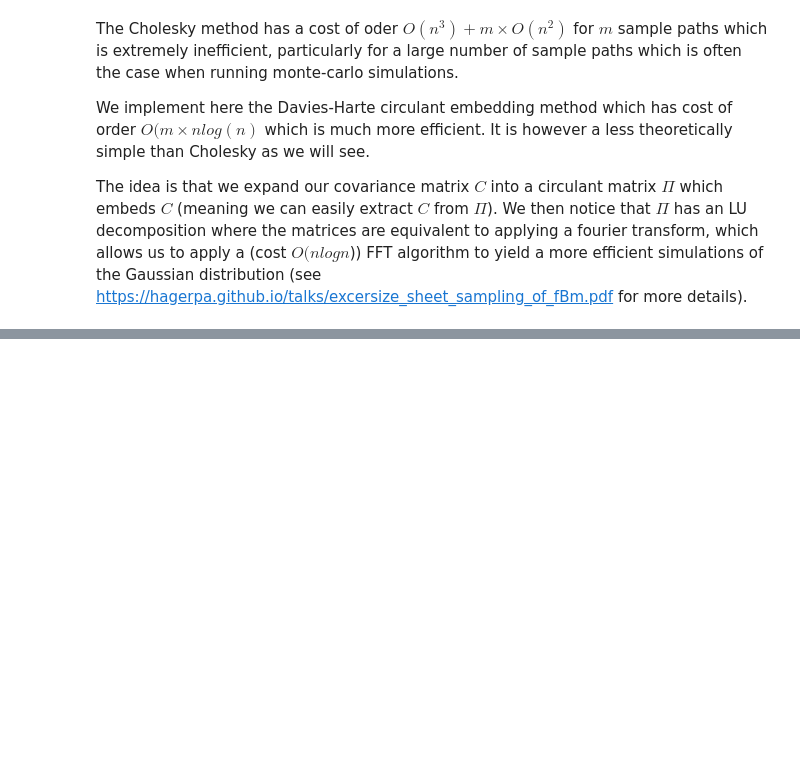
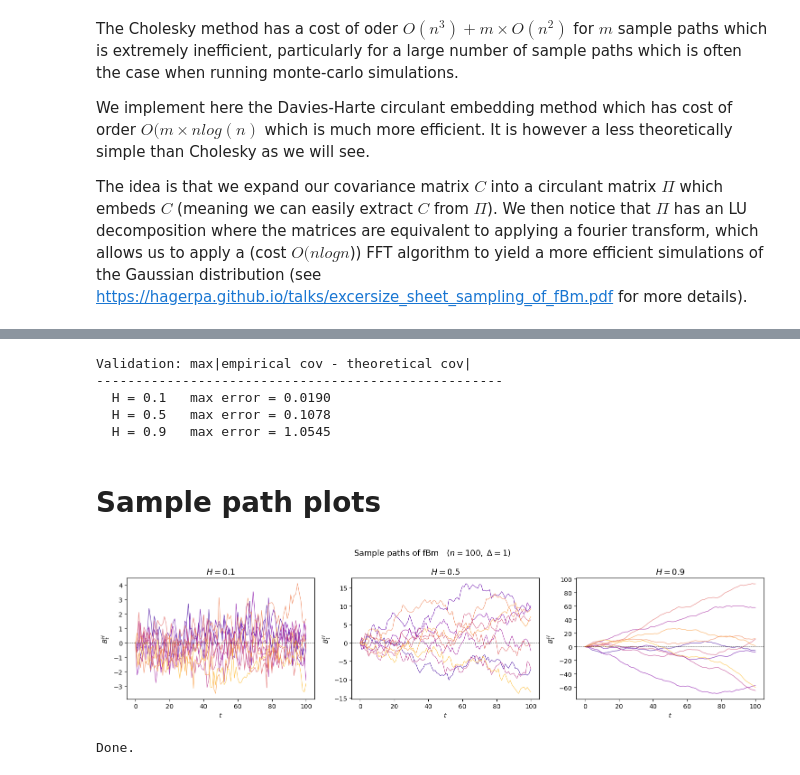
Before and after one commit to tom-rex/fBm_Carnegie_Implementation, a Jupyter notebook: Davies-Harte_Simulation.ipynb, the cells around one changed output, grey strips where cells are left out. Cells and saved outputs as stored; diff of their text form; code cells hidden in the pictures; blank space fills up the shorter version.

```diff
--- a/Davies-Harte_Simulation.ipynb
+++ b/Davies-Harte_Simulation.ipynb
@@ -44,0 +107,51 @@ def Davies_Harte(m, t, mu, cov):
+# %%
+def theoretical_cov(t, H):
+    s, tt = np.meshgrid(t, t)
+    return 0.5 * (np.abs(s)**(2*H) + np.abs(tt)**(2*H) - np.abs(tt - s)**(2*H))
+
+
+print("Validation: max|empirical cov - theoretical cov|")
+print("-" * 52)
+for H in [0.1, 0.5, 0.9]:
+    n_val, delta_val, m_val = 10, 1.0, 20000
+    paths    = fBm_sim(H=H, n=n_val, delta=delta_val, m=m_val)
+    emp_cov  = np.cov(paths[:, 1:].T)
+    t_grid   = np.arange(1, n_val + 1) * delta_val
+    theo_cov = theoretical_cov(t_grid, H)
+    err      = np.max(np.abs(emp_cov - theo_cov))
+    print(f"  H = {H:.1f}   max error = {err:.4f}")
+# %% [output]
+Validation: max|empirical cov - theoretical cov|
+----------------------------------------------------
+  H = 0.1   max error = 0.0190
+  H = 0.5   max error = 0.1078
+  H = 0.9   max error = 1.0545
+# %% [markdown]
+# Sample path plots
+# %%
+import matplotlib.pyplot as plt
+
+n_plot, delta_plot, m_plot = 100, 1.0, 10
+H_vals = [0.1, 0.5, 0.9]
+t_plot = np.arange(n_plot + 1) * delta_plot
+
+fig, axes = plt.subplots(1, 3, figsize=(15, 4))
+colours = plt.cm.plasma(np.linspace(0.1, 0.85, m_plot))
+
+for ax, H in zip(axes, H_vals):
+    paths = fBm_sim(H=H, n=n_plot, delta=delta_plot, m=m_plot)
+    for i, path in enumerate(paths):
+        ax.plot(t_plot, path, lw=0.8, alpha=0.8, color=colours[i])
+    ax.set_title(f'$H = {H}$', fontsize=13)
+    ax.set_xlabel('$t$')
+    ax.set_ylabel('$B^H_t$')
+    ax.axhline(0, color='k', lw=0.5, ls='--')
+
+fig.suptitle(r'Sample paths of fBm   ($n = 100,\;\Delta = 1$)', fontsize=13)
+plt.tight_layout()
+plt.savefig('fBm_paths.png', dpi=150, bbox_inches='tight')
+plt.show()
+print("Done.")
+# %% [output]
+[figure, added]
+Done.
```
Also changed, not shown: parts of 6 cells of this notebook, 2 other files.
